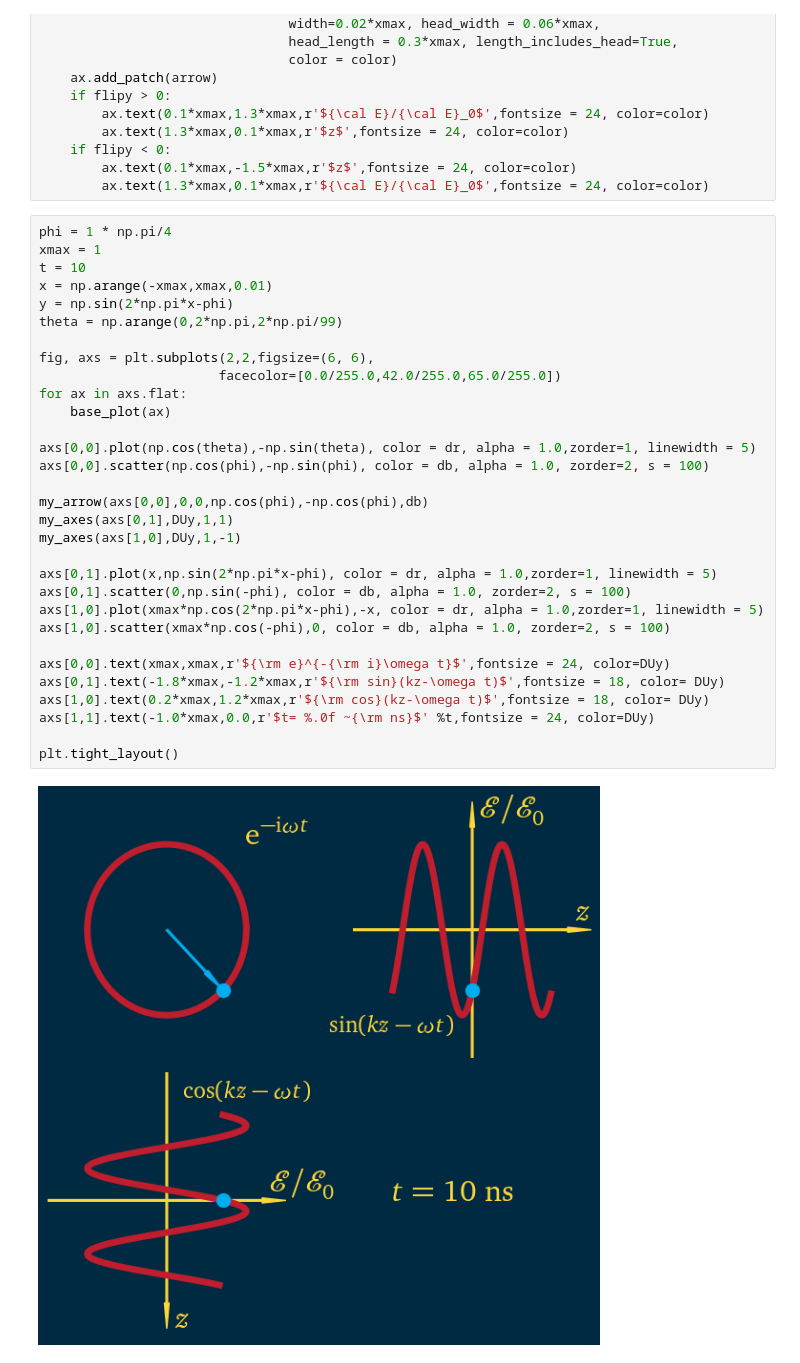
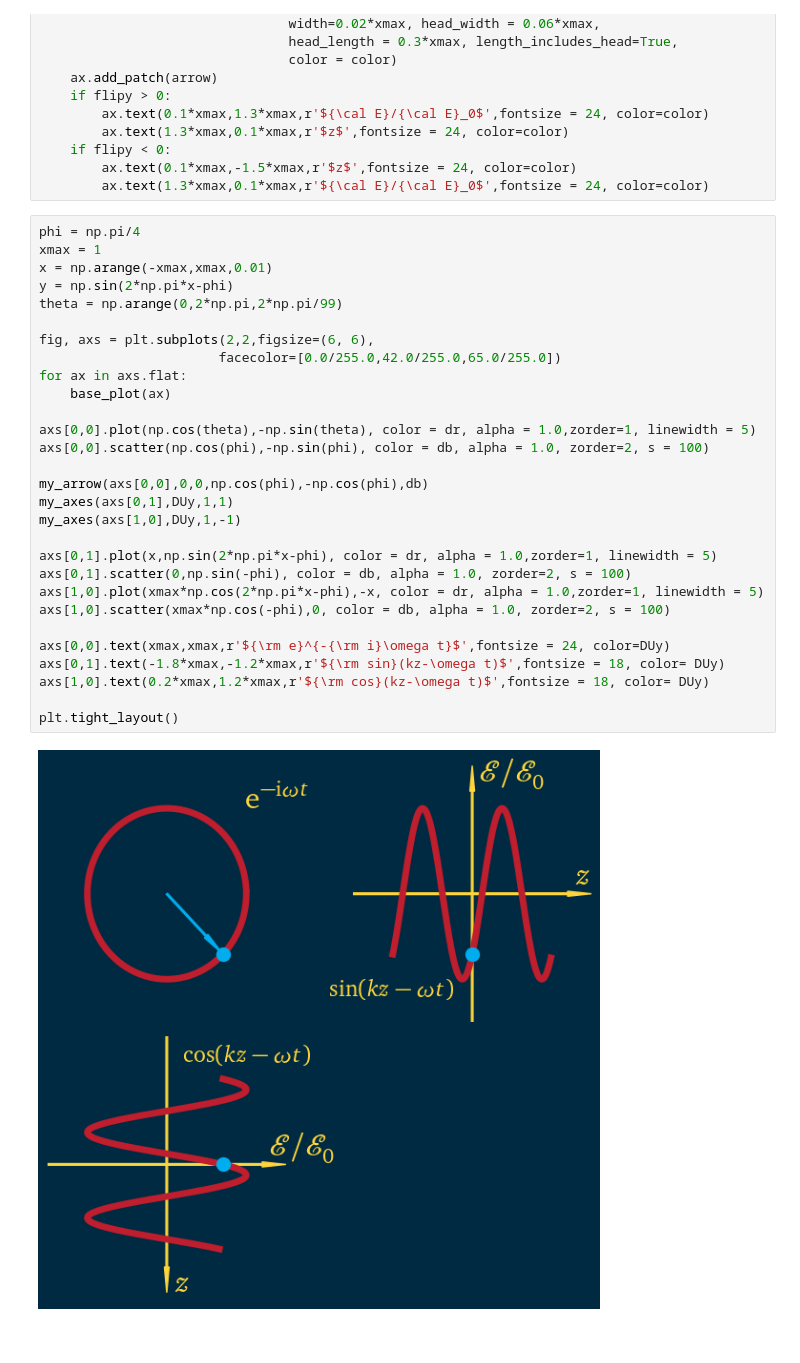
Before and after one commit to opticsf2f/Opticsf2f_CodeBook, a Jupyter notebook: Phasors.ipynb, the cells around one changed output. Cells and saved outputs as stored; diff of their text form.

```diff
--- a/Phasors.ipynb
+++ b/Phasors.ipynb
@@ -66,38 +68,36 @@ def my_axes(ax,color,flipx,flipy):
         ax.text(0.1*xmax,-1.5*xmax,r'$z$',fontsize = 24, color=color)
         ax.text(1.3*xmax,0.1*xmax,r'${\cal E}/{\cal E}_0$',fontsize = 24, color=color)
 # %%
-phi = 1 * np.pi/4
+phi = np.pi/4
 xmax = 1
-t = 10
 x = np.arange(-xmax,xmax,0.01)
 y = np.sin(2*np.pi*x-phi)
 theta = np.arange(0,2*np.pi,2*np.pi/99)
 
 fig, axs = plt.subplots(2,2,figsize=(6, 6),
                        facecolor=[0.0/255.0,42.0/255.0,65.0/255.0])
 for ax in axs.flat:
     base_plot(ax)
 
 axs[0,0].plot(np.cos(theta),-np.sin(theta), color = dr, alpha = 1.0,zorder=1, linewidth = 5)
 axs[0,0].scatter(np.cos(phi),-np.sin(phi), color = db, alpha = 1.0, zorder=2, s = 100)
 
 my_arrow(axs[0,0],0,0,np.cos(phi),-np.cos(phi),db)
 my_axes(axs[0,1],DUy,1,1)
 my_axes(axs[1,0],DUy,1,-1)
 
 axs[0,1].plot(x,np.sin(2*np.pi*x-phi), color = dr, alpha = 1.0,zorder=1, linewidth = 5)
 axs[0,1].scatter(0,np.sin(-phi), color = db, alpha = 1.0, zorder=2, s = 100)
 axs[1,0].plot(xmax*np.cos(2*np.pi*x-phi),-x, color = dr, alpha = 1.0,zorder=1, linewidth = 5)
 axs[1,0].scatter(xmax*np.cos(-phi),0, color = db, alpha = 1.0, zorder=2, s = 100)
 
 axs[0,0].text(xmax,xmax,r'${\rm e}^{-{\rm i}\omega t}$',fontsize = 24, color=DUy)
 axs[0,1].text(-1.8*xmax,-1.2*xmax,r'${\rm sin}(kz-\omega t)$',fontsize = 18, color= DUy)
 axs[1,0].text(0.2*xmax,1.2*xmax,r'${\rm cos}(kz-\omega t)$',fontsize = 18, color= DUy)
-axs[1,1].text(-1.0*xmax,0.0,r'$t= %.0f ~{\rm ns}$' %t,fontsize = 24, color=DUy)
 
 plt.tight_layout()
 # %% [output]
-[figure, old version]
+[figure, new version]
 # %%
 from ifigures import *
 from ifigures.my_plots import *
```
Also changed, not shown: parts of 2 cells of this notebook, 4 other files.
